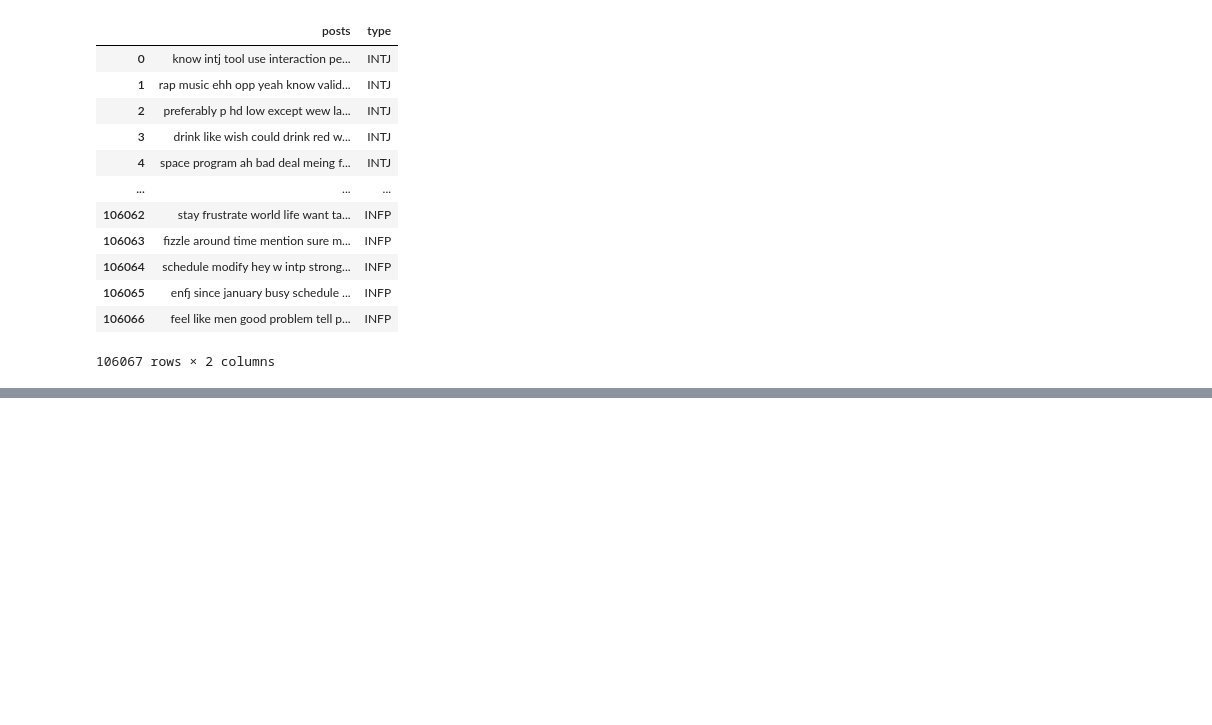
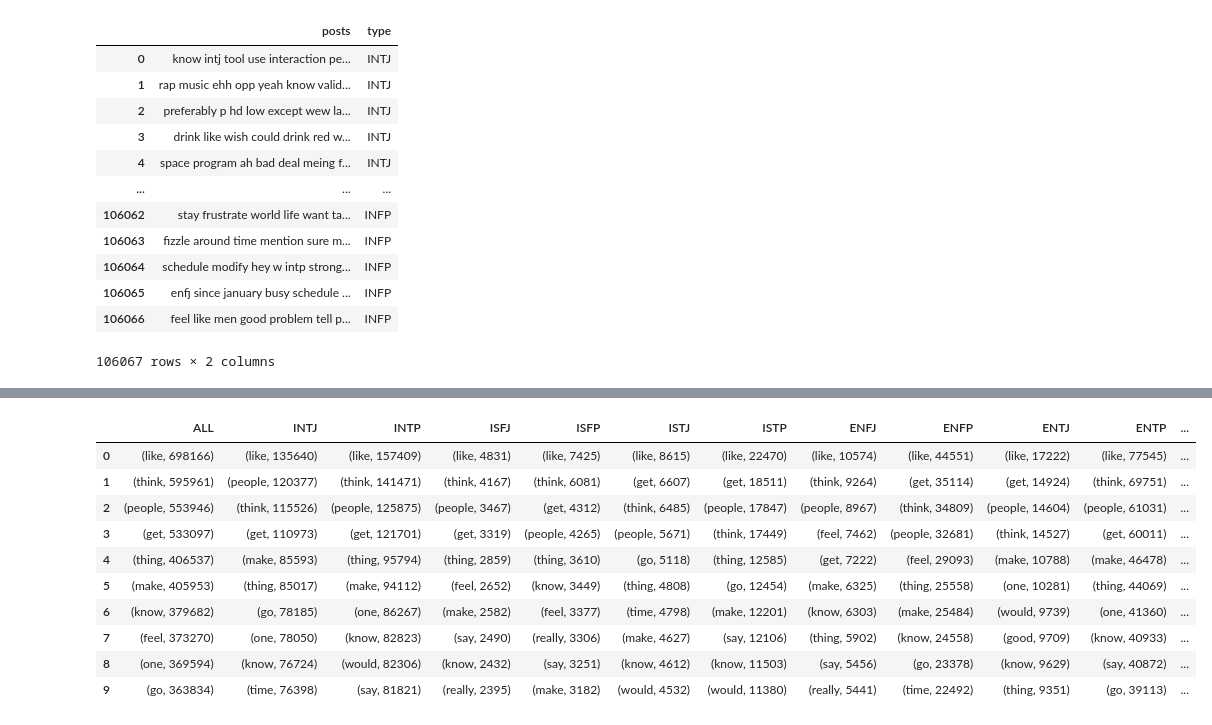
Before and after one commit to darkpanther99/MBTI_personality_classification, a Jupyter notebook: data_exploration_count_words.ipynb, the cells around one changed output, grey strips where cells are left out. Drawn from its saved outputs; the diff is of its cells as text; code cells hidden in the pictures; blank space fills up the shorter version.

```diff
--- a/data_exploration_count_words.ipynb
+++ b/data_exploration_count_words.ipynb
@@ -213,0 +126,17 @@ stopwords
+# %%
+unique_types = df['type'].unique()
+for i in unique_types:
+    count_df[i] = return_count_words(type = i, plot = False)
+count_df
+# %% [output]
+|  | ALL | INTJ | INTP | ISFJ | ISFP | ISTJ | ISTP | ENFJ | ENFP | ENTJ | ENTP | ... |
+| 0 | (like, 698166) | (like, 135640) | (like, 157409) | (like, 4831) | (like, 7425) | (like, 8615) | (like, 22470) | (like, 10574) | (like, 44551) | (like, 17222) | (like, 77545) | ... |
+| 1 | (think, 595961) | (people, 120377) | (think, 141471) | (think, 4167) | (think, 6081) | (get, 6607) | (get, 18511) | (think, 9264) | (get, 35114) | (get, 14924) | (think, 69751) | ... |
+| 2 | (people, 553946) | (think, 115526) | (people, 125875) | (people, 3467) | (get, 4312) | (think, 6485) | (people, 17847) | (people, 8967) | (think, 34809) | (people, 14604) | (people, 61031) | ... |
+| 3 | (get, 533097) | (get, 110973) | (get, 121701) | (get, 3319) | (people, 4265) | (people, 5671) | (think, 17449) | (feel, 7462) | (people, 32681) | (think, 14527) | (get, 60011) | ... |
+| 4 | (thing, 406537) | (make, 85593) | (thing, 95794) | (thing, 2859) | (thing, 3610) | (go, 5118) | (thing, 12585) | (get, 7222) | (feel, 29093) | (make, 10788) | (make, 46478) | ... |
+| 5 | (make, 405953) | (thing, 85017) | (make, 94112) | (feel, 2652) | (know, 3449) | (thing, 4808) | (go, 12454) | (make, 6325) | (thing, 25558) | (one, 10281) | (thing, 44069) | ... |
+| 6 | (know, 379682) | (go, 78185) | (one, 86267) | (make, 2582) | (feel, 3377) | (time, 4798) | (make, 12201) | (know, 6303) | (make, 25484) | (would, 9739) | (one, 41360) | ... |
+| 7 | (feel, 373270) | (one, 78050) | (know, 82823) | (say, 2490) | (really, 3306) | (make, 4627) | (say, 12106) | (thing, 5902) | (know, 24558) | (good, 9709) | (know, 40933) | ... |
+| 8 | (one, 369594) | (know, 76724) | (would, 82306) | (know, 2432) | (say, 3251) | (know, 4612) | (know, 11503) | (say, 5456) | (go, 23378) | (know, 9629) | (say, 40872) | ... |
+| 9 | (go, 363834) | (time, 76398) | (say, 81821) | (really, 2395) | (make, 3182) | (would, 4532) | (would, 11380) | (really, 5441) | (time, 22492) | (thing, 9351) | (go, 39113) | ... |
```
Also changed, not shown: parts of 15 cells of this notebook.
